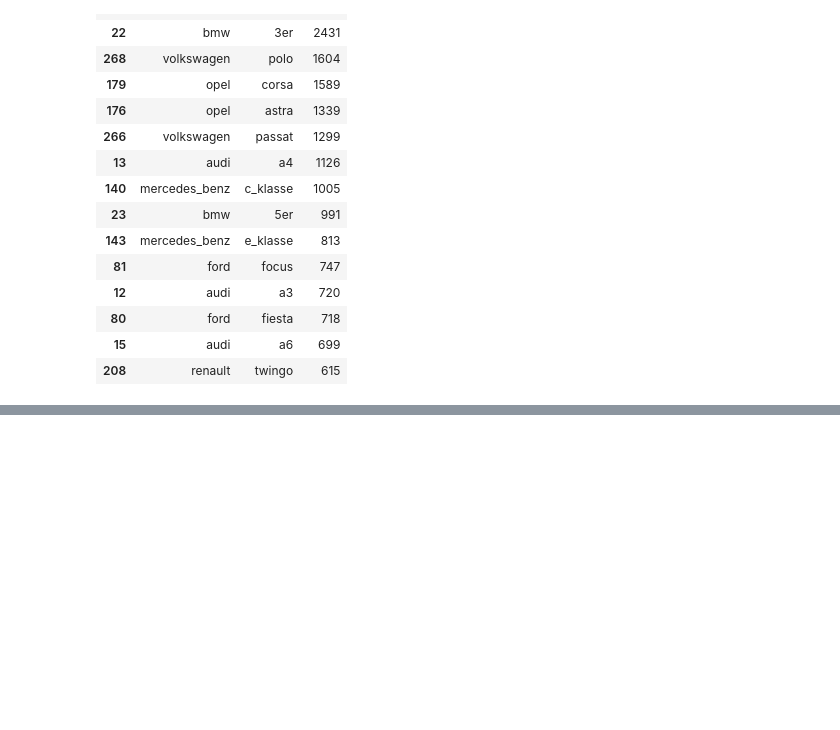
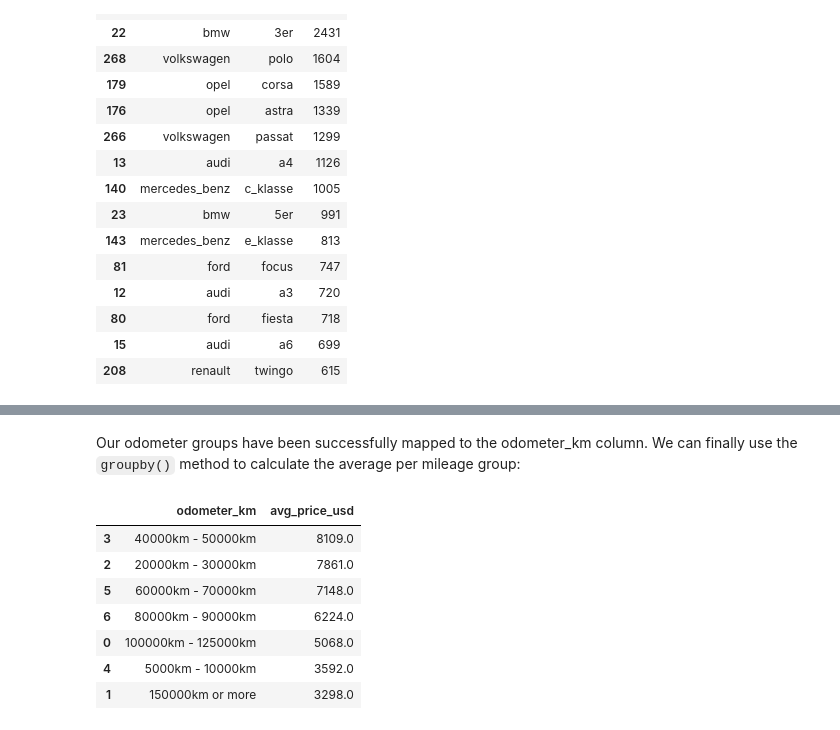
Before and after one commit to Lippins/Ebay_car_sales, a Jupyter notebook: notebook.ipynb, the cells around one changed output, grey strips where cells are left out. Saved outputs shown, nothing was run; the diff lists cells and outputs as text; code cells hidden in the pictures; blank space fills up the shorter version.

```diff
--- a/notebook.ipynb
+++ b/notebook.ipynb
@@ -951,0 +1021,19 @@ brand_model_grouped.sort_values(by='count', axis=0, ascending=False).head(15)
+# %% [markdown]
+Our odometer groups have been successfully mapped to the odometer_km column. We can finally use the `groupby()` method to calculate the average per mileage group:
+# %%
+price_by_mileage =(mileage.groupby('odometer_km')['usd_price'].mean()
+                       .reset_index(name='avg_price_usd')
+                       .sort_values(by='avg_price_usd', axis=0, ascending=False)
+                  )
+
+price_by_mileage['avg_price_usd'] = price_by_mileage['avg_price_usd'].round()
+price_by_mileage
+# %% [output]
+|  | odometer_km | avg_price_usd |
+| 3 | 40000km - 50000km | 8109.0 |
+| 2 | 20000km - 30000km | 7861.0 |
+| 5 | 60000km - 70000km | 7148.0 |
+| 6 | 80000km - 90000km | 6224.0 |
+| 0 | 100000km - 125000km | 5068.0 |
+| 4 | 5000km - 10000km | 3592.0 |
+| 1 | 150000km or more | 3298.0 |
```
Also changed, not shown: parts of 10 cells of this notebook.
